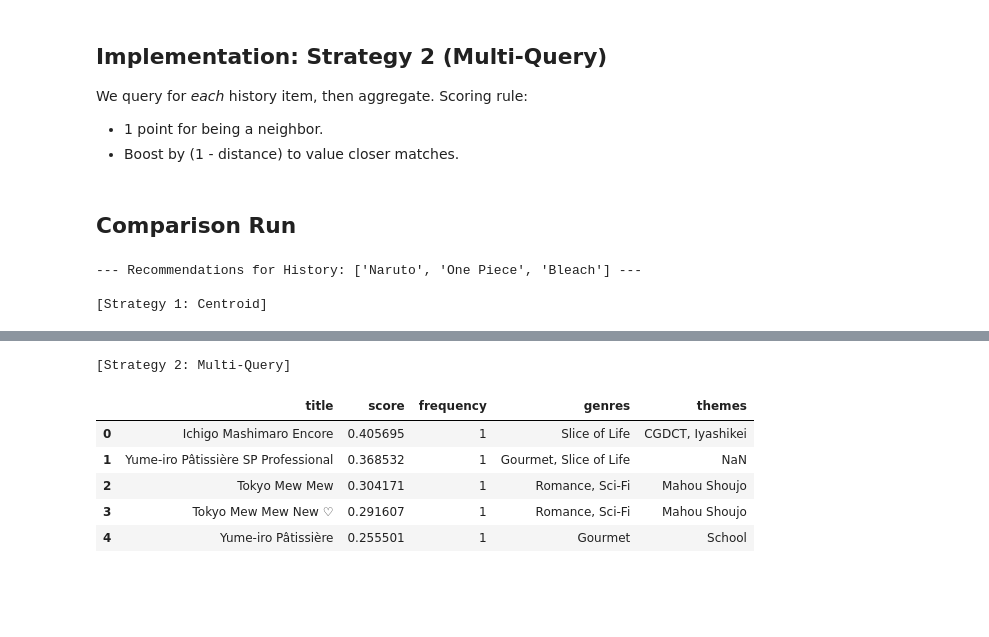
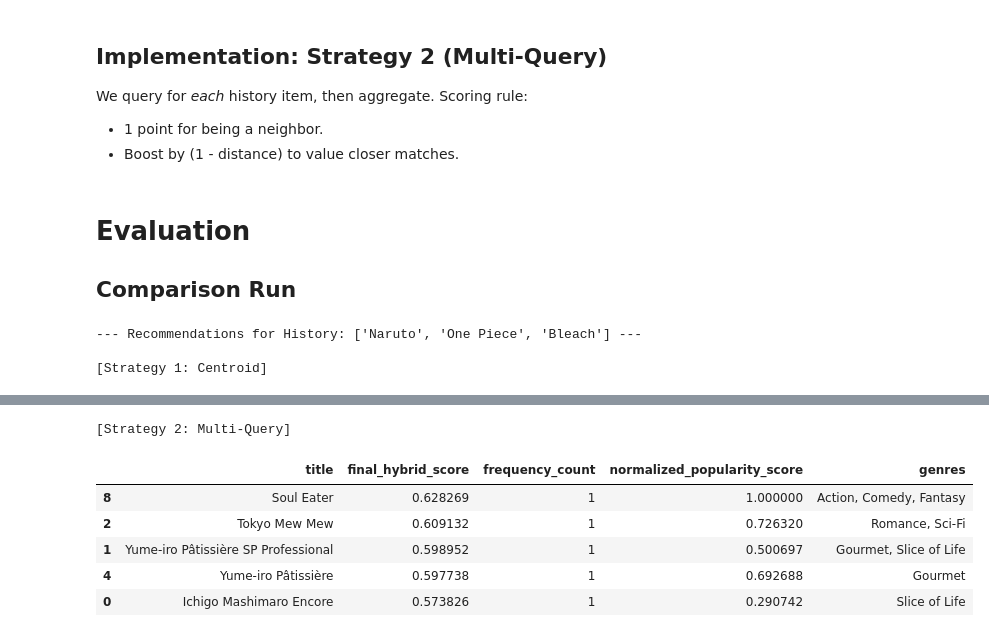
Before and after one commit to Asifdotexe/AniMate, a Jupyter notebook: notebooks/issue-58-as-poc-history-recommendation.ipynb, the cells around one changed output, grey strips where cells are left out. Saved outputs shown, nothing was run; the diff lists cells and outputs as text; code cells hidden in the pictures; blank space fills up the shorter version.

```diff
--- a/notebooks/issue-58-as-poc-history-recommendation.ipynb
+++ b/notebooks/issue-58-as-poc-history-recommendation.ipynb
@@ -240,4 +305,6 @@ def recommend_multiquery(history_titles, df, vectorizer, knn, top_k=5):
 # %% [markdown]
+# Evaluation
+
 ## Comparison Run
 # %%
 # TEST CASE 1: The "Action/Shounen" Fan
@@ -248,14 +315,20 @@ print(f"--- Recommendations for History: {history_1} ---")
 print("\n[Strategy 1: Centroid]")
 res_c = recommend_centroid(history_1, df, vectorizer, knn)
 if not res_c.empty:
-    display(res_c[['title', 'distance', 'genres', 'themes']])
+    if not res_c.empty:
+        display(res_c[['title', 'final_hybrid_score', 'normalized_popularity_score', 'normalized_quality_score', 'genres']])
+    else:
+        print('No results')
 else:
     print("No recommendations found (all filtered by franchise logic).")
 
 print("\n[Strategy 2: Multi-Query]")
 res_mq = recommend_multiquery(history_1, df, vectorizer, knn)
 if not res_mq.empty:
-    display(res_mq[['title', 'score', 'frequency', 'genres', 'themes']])
+    if not res_mq.empty:
+        display(res_mq[['title', 'final_hybrid_score', 'frequency_count', 'normalized_popularity_score', 'genres']])
+    else:
+        print('No results')
 else:
     print("No recommendations found (all filtered by franchise logic).")
 # %% [output]
@@ -268,10 +341,10 @@ else:
 [Strategy 2: Multi-Query]
-|  | title | score | frequency | genres | themes |
-| 0 | Ichigo Mashimaro Encore | 0.405695 | 1 | Slice of Life | CGDCT, Iyashikei |
-| 1 | Yume-iro Pâtissière SP Professional | 0.368532 | 1 | Gourmet, Slice of Life | NaN |
-| 2 | Tokyo Mew Mew | 0.304171 | 1 | Romance, Sci-Fi | Mahou Shoujo |
-| 3 | Tokyo Mew Mew New ♡ | 0.291607 | 1 | Romance, Sci-Fi | Mahou Shoujo |
-| 4 | Yume-iro Pâtissière | 0.255501 | 1 | Gourmet | School |
+|  | title | final_hybrid_score | frequency_count | normalized_popularity_score | genres |
+| 8 | Soul Eater | 0.628269 | 1 | 1.000000 | Action, Comedy, Fantasy |
+| 2 | Tokyo Mew Mew | 0.609132 | 1 | 0.726320 | Romance, Sci-Fi |
+| 1 | Yume-iro Pâtissière SP Professional | 0.598952 | 1 | 0.500697 | Gourmet, Slice of Life |
+| 4 | Yume-iro Pâtissière | 0.597738 | 1 | 0.692688 | Gourmet |
+| 0 | Ichigo Mashimaro Encore | 0.573826 | 1 | 0.290742 | Slice of Life |
 # %%
 # TEST CASE 2: The "Mixed Taste" User
 # Logic: Likes Psychological Thrillers AND Comedy.
```
Also changed, not shown: parts of 14 cells of this notebook, 1 other file.
